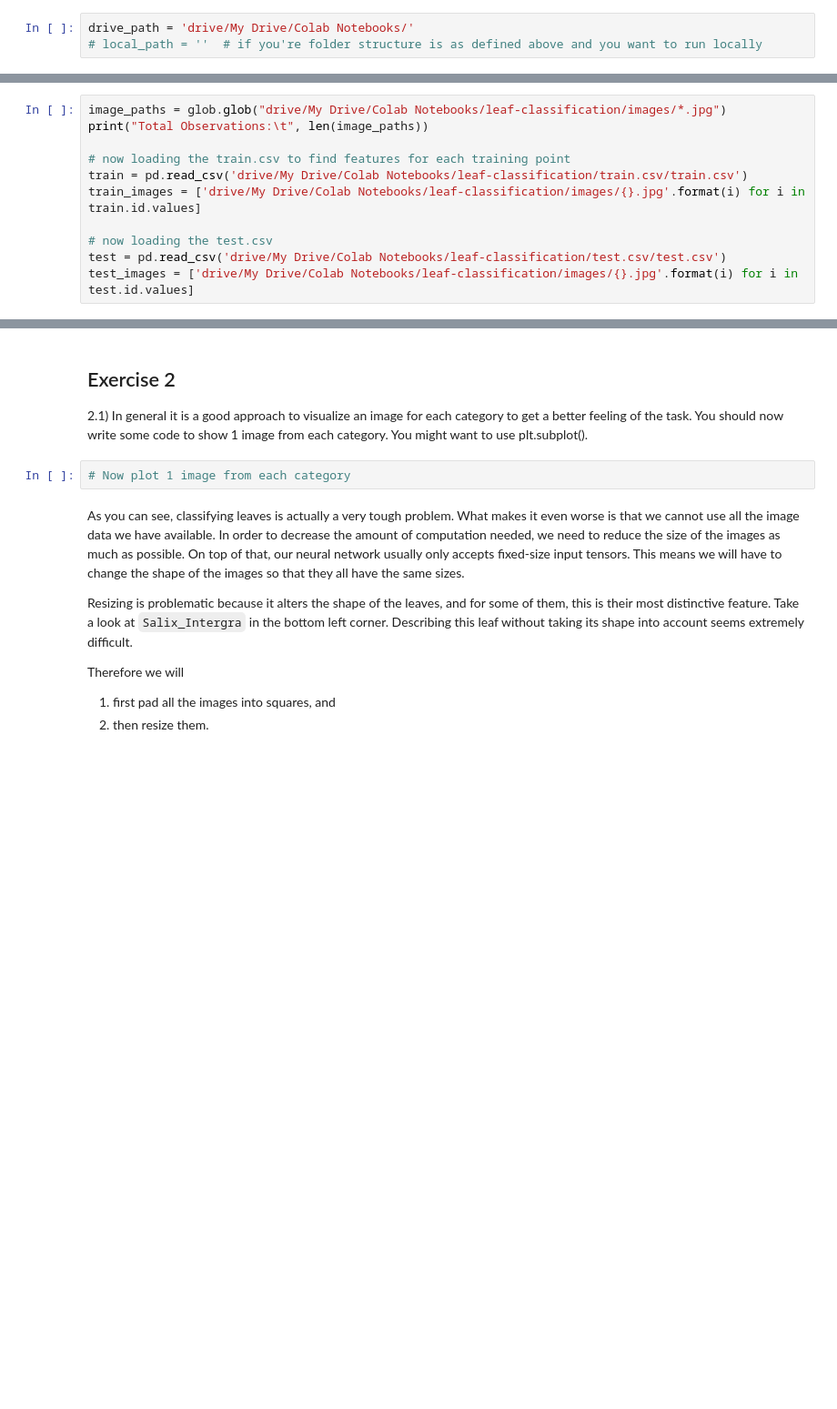
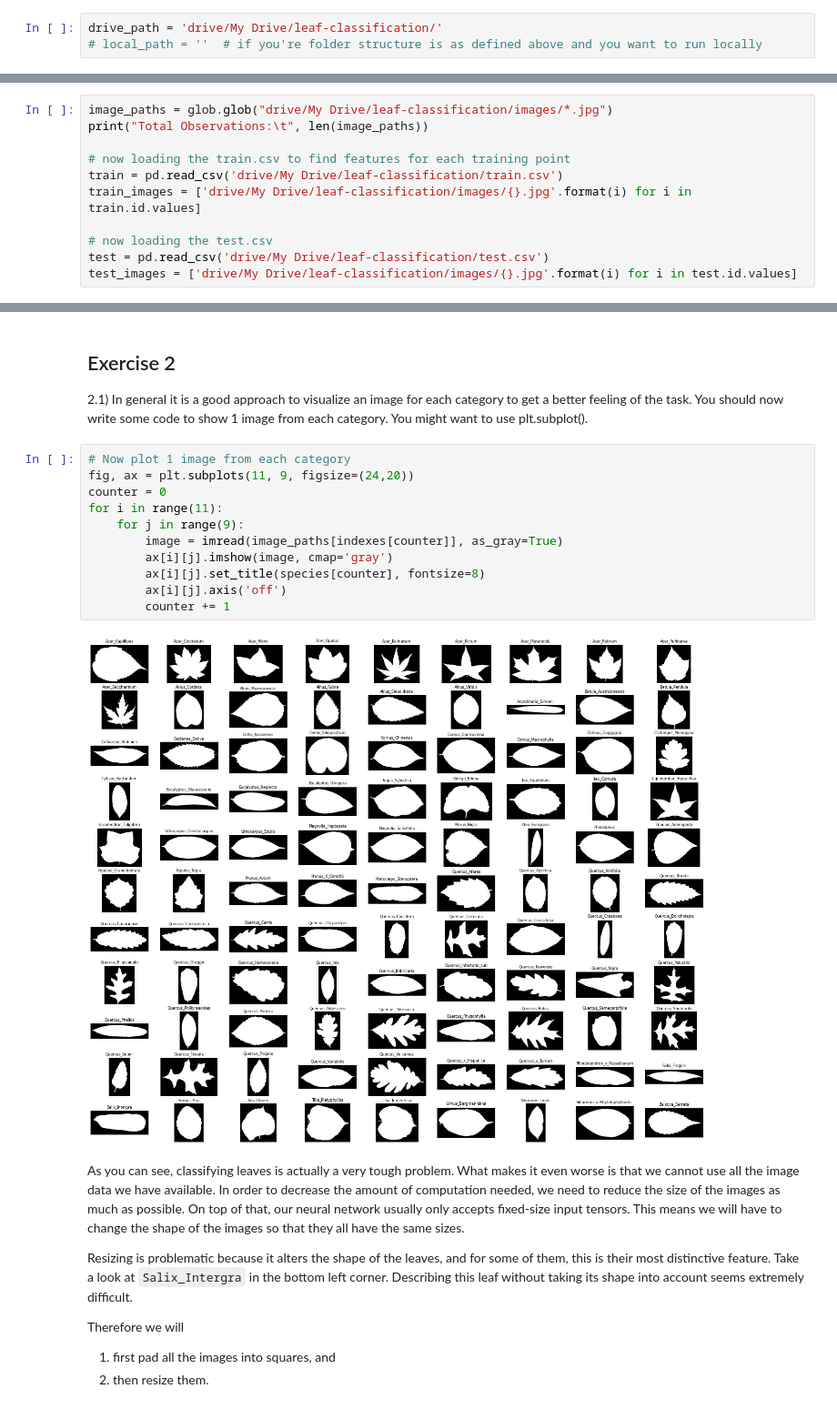
Before and after one commit to siddhijain25/02456-deep-learning-with-PyTorch, a Jupyter notebook: 6_Mini_Project/6.1-EXE-Kaggle-Leaf-Challenge.ipynb, the cells around one changed output, grey strips where cells are left out. Shown: that part at 91% size. Drawn from its saved outputs; the diff is of its cells as text; blank space fills up the shorter version.

```diff
--- a/6_Mini_Project/6.1-EXE-Kaggle-Leaf-Challenge.ipynb
+++ b/6_Mini_Project/6.1-EXE-Kaggle-Leaf-Challenge.ipynb
@@ -82,7 +82,7 @@ images  sample_submission.csv  test.csv  train.csv
 # %% [markdown]
 Let's save the path for later use. Just replace this with your local path if you're not running on colab.
 # %%
-drive_path = 'drive/My Drive/Colab Notebooks/'
+drive_path = 'drive/My Drive/leaf-classification/'
 # local_path = ''  # if you're folder structure is as defined above and you want to run locally
 # %% [markdown]
 # Visualizing the data
@@ -92,14 +92,14 @@ You need to load them first!
 Then we load in the training data, which is in CSV format. For this, we use [pandas](https://pandas.pydata.org/).
 Pandas is useful for data analysis, but we don't suggest using it in any production code.
 # %%
-image_paths = glob.glob("drive/My Drive/Colab Notebooks/leaf-classification/images/*.jpg")
+image_paths = glob.glob("drive/My Drive/leaf-classification/images/*.jpg")
 print("Total Observations:\t", len(image_paths))
 
 # now loading the train.csv to find features for each training point
-train = pd.read_csv('drive/My Drive/Colab Notebooks/leaf-classification/train.csv/train.csv')
-train_images = ['drive/My Drive/Colab Notebooks/leaf-classification/images/{}.jpg'.format(i) for i in train.id.values]
+train = pd.read_csv('drive/My Drive/leaf-classification/train.csv')
+train_images = ['drive/My Drive/leaf-classification/images/{}.jpg'.format(i) for i in train.id.values]
 
 # now loading the test.csv
-test = pd.read_csv('drive/My Drive/Colab Notebooks/leaf-classification/test.csv/test.csv')
-test_images = ['drive/My Drive/Colab Notebooks/leaf-classification/images/{}.jpg'.format(i) for i in test.id.values]
+test = pd.read_csv('drive/My Drive/leaf-classification/test.csv')
+test_images = ['drive/My Drive/leaf-classification/images/{}.jpg'.format(i) for i in test.id.values]
 # %% [output]
@@ -157,8 +166,19 @@ plt.show()
 # %% [markdown]
 ## Exercise 2
 2.1) In general it is a good approach to visualize an image for each category to get a better feeling of the task. You should now write some code to show 1 image from each category. You might want to use plt.subplot().
-# %%
-# Now plot 1 image from each category
+# %%
+# Now plot 1 image from each category
+fig, ax = plt.subplots(11, 9, figsize=(24,20))
+counter = 0
+for i in range(11):
+    for j in range(9):
+        image = imread(image_paths[indexes[counter]], as_gray=True)
+        ax[i][j].imshow(image, cmap='gray')
+        ax[i][j].set_title(species[counter], fontsize=8)
+        ax[i][j].axis('off')
+        counter += 1
+# %% [output]
+[figure, added]
 # %% [markdown]
 As you can see, classifying leaves is actually a very tough problem.
 What makes it even worse is that we cannot use all the image data we have available.
```
Also changed, not shown: parts of 17 cells of this notebook.
